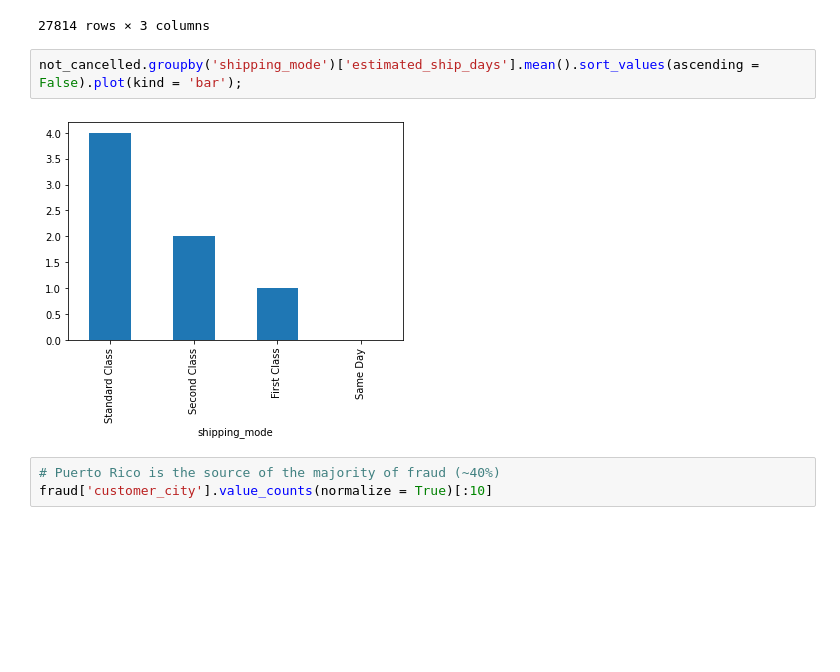
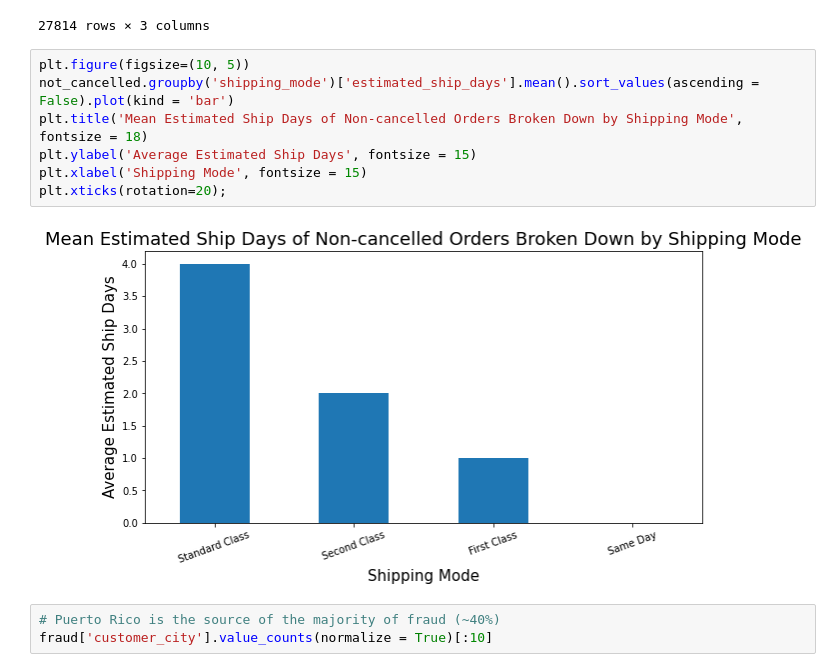
Before and after one commit to kokorikii/ACME-Shipping-Performance, a Jupyter notebook: 02_EDA.ipynb, the cells around one changed output. Drawn from its saved outputs; the diff is of its cells as text; blank space fills up the shorter version.

```diff
--- a/02_EDA.ipynb
+++ b/02_EDA.ipynb
@@ -245,9 +324,14 @@ df[df['shipping_mode'] == 'First Class'][['actual_ship_days', 'order_date', 'shi
 | 180506 | 2 | 2016-01-16 11:01:00 | 2016-01-18 11:01:00 |
 27814 rows × 3 columns
 # %%
-not_cancelled.groupby('shipping_mode')['estimated_ship_days'].mean().sort_values(ascending = False).plot(kind = 'bar');
+plt.figure(figsize=(10, 5))
+not_cancelled.groupby('shipping_mode')['estimated_ship_days'].mean().sort_values(ascending = False).plot(kind = 'bar')
+plt.title('Mean Estimated Ship Days of Non-cancelled Orders Broken Down by Shipping Mode', fontsize = 18)
+plt.ylabel('Average Estimated Ship Days', fontsize = 15)
+plt.xlabel('Shipping Mode', fontsize = 15)
+plt.xticks(rotation=20);
 # %% [output]
-[figure, old version]
+[figure, new version]
 # %%
 # Puerto Rico is the source of the majority of fraud (~40%)
 fraud['customer_city'].value_counts(normalize = True)[:10]
```
Also changed, not shown: parts of 16 cells of this notebook, 1 other file.
